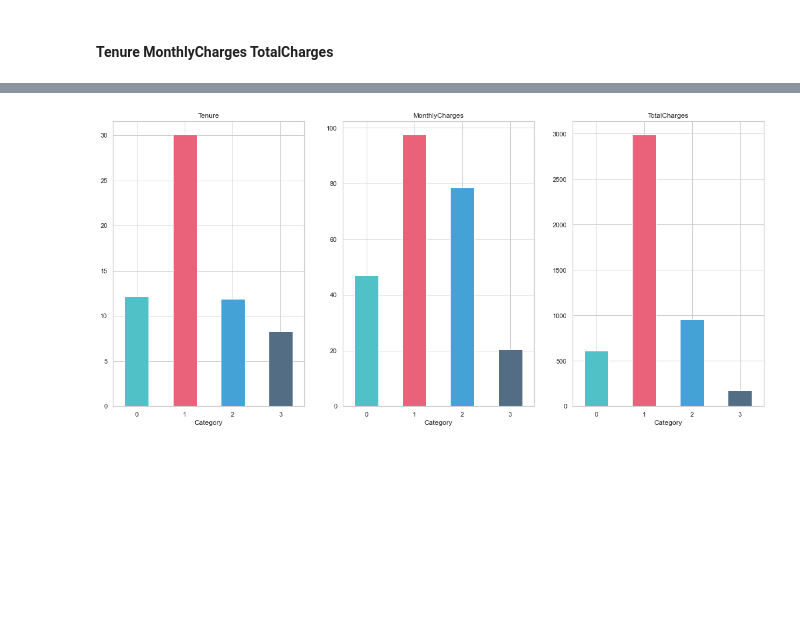
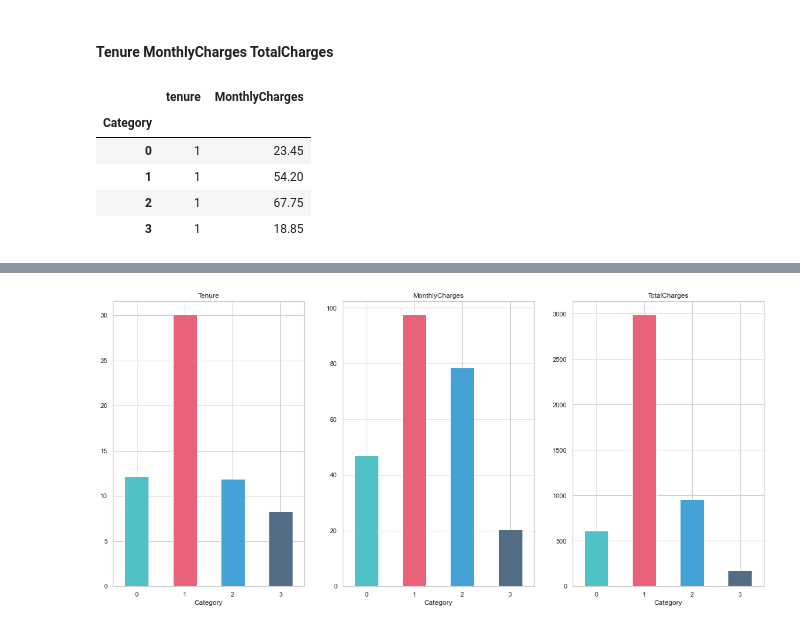
Before and after one commit to YunmaoLeo/Telco_Customer_Churn_Data_Analysis, a Jupyter notebook: code/Data_Clean_EDA.ipynb, the cells around one changed output, grey strips where cells are left out. Saved outputs shown, nothing was run; the diff lists cells and outputs as text; code cells hidden in the pictures; blank space fills up the shorter version.

```diff
--- a/code/Data_Clean_EDA.ipynb
+++ b/code/Data_Clean_EDA.ipynb
@@ -626,3 +624,12 @@ plt.savefig('../charts/numberofeachCategoryKMneas.jpg',bbox_inches='tight');
 ### 查看每个类别对应的用户信息情况
 # %% [markdown]
 #### Tenure MonthlyCharges TotalCharges
+# %%
+cluster_result_SC.groupby('Category')[['tenure','MonthlyCharges']].min()
+# %% [output]
+|  | tenure | MonthlyCharges |
+| Category |  |  |
+| 0 | 1 | 23.45 |
+| 1 | 1 | 54.20 |
+| 2 | 1 | 67.75 |
+| 3 | 1 | 18.85 |
```
Also changed, not shown: parts of 45 cells of this notebook, 5 other files.
